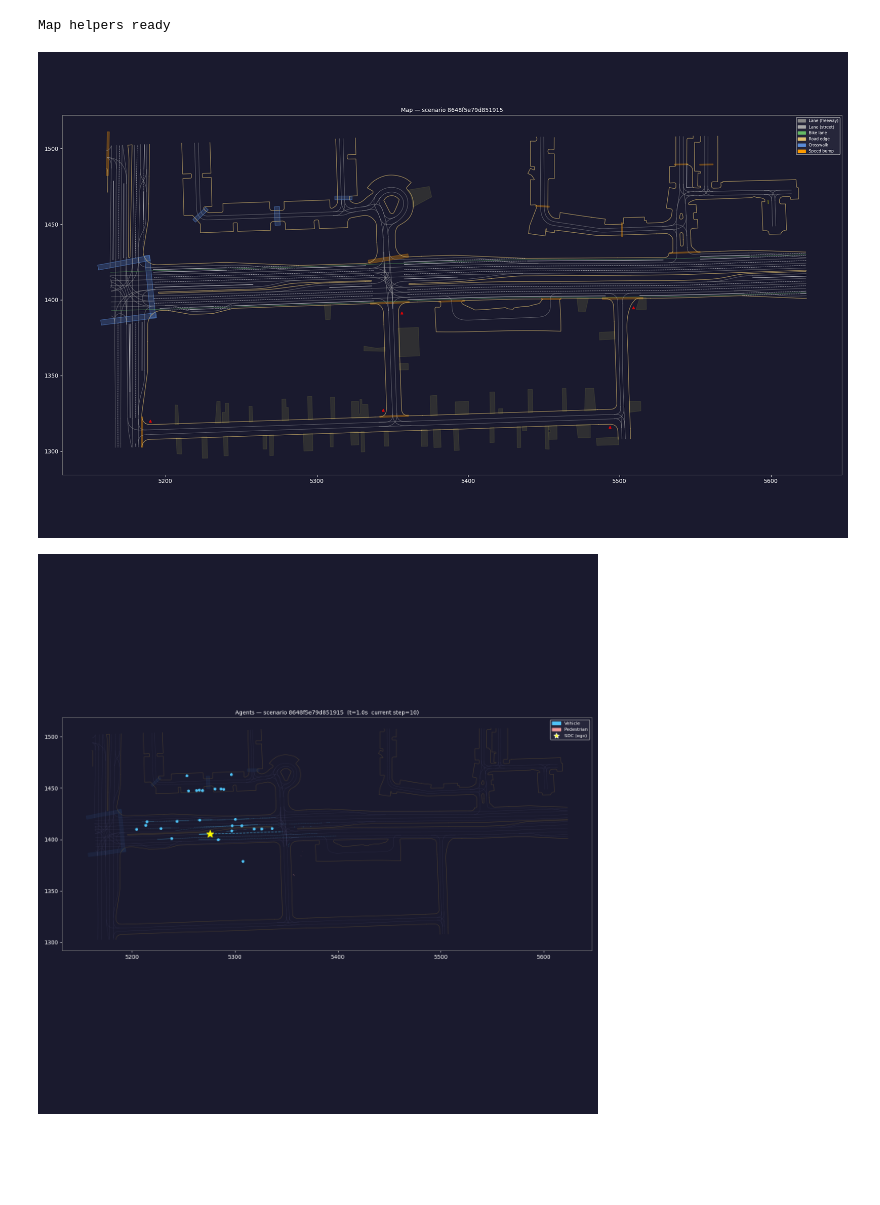
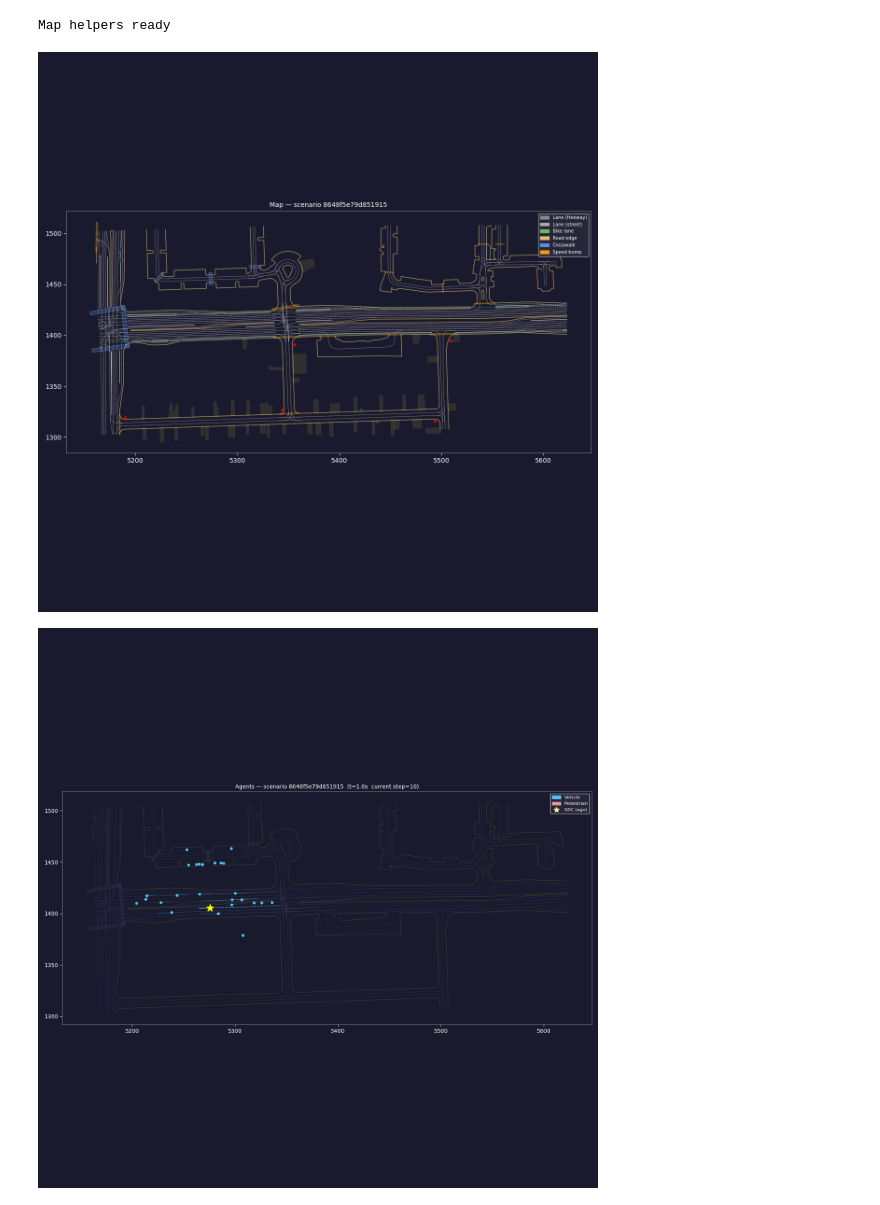
Before and after one commit to 0xMihir/adversarial-simulation, a Jupyter notebook: notebooks/waymo_viz.ipynb, the cells around one changed output. Drawn from its saved outputs; the diff is of its cells as text; code cells hidden in the pictures; blank space fills up the shorter version.

```diff
--- a/notebooks/waymo_viz.ipynb
+++ b/notebooks/waymo_viz.ipynb
@@ -241,7 +241,8 @@ SCENARIO_IDX = 5   # which scenario within that file
 Found 150 TFRecord files for split "validation"
 # %%
 """Load one scenario."""
-chosen_file = tfrecord_files[FILE_IDX]
+# chosen_file = tfrecord_files[FILE_IDX]
+chosen_file = '/depot/ziran/data/shared/waymo/scenario/validation/validation.tfrecord-00000-of-00150'
 print(f'Reading: {chosen_file}')
 
 scenario = None
@@ -310,7 +311,7 @@ print('Map helpers ready')
 Map helpers ready
 # %%
 """Visualize map features."""
-fig, ax = plt.subplots(figsize=(20, 12))
+fig, ax = plt.subplots(figsize=(12, 12))
 ax.set_facecolor('#1a1a2e')
 fig.patch.set_facecolor('#1a1a2e')
 ax.set_aspect('equal')
@@ -343,34 +344,34 @@ for feat in scenario.map_features:
         ax.plot(xs, ys, color='#5b8dd9', lw=0.6, alpha=0.6)
 
     elif kind == 'speed_bump':
         xs, ys = poly_xy(feat.speed_bump.polygon)
         xs.append(xs[0]); ys.append(ys[0])
         ax.fill(xs, ys, color='#ff9900', alpha=0.3)
 
     elif kind == 'stop_sign':
         p = feat.stop_sign.position
         ax.plot(p.x, p.y, 'r^', ms=4, alpha=0.8)
 
     elif kind == 'driveway':
         xs, ys = poly_xy(feat.driveway.polygon)
         xs.append(xs[0]); ys.append(ys[0])
         ax.fill(xs, ys, color='#888844', alpha=0.2)
 
 # Legend
 legend_items = [
     mpatches.Patch(color='#888888', label='Lane (freeway)'),
     mpatches.Patch(color='#aaaaaa', label='Lane (street)'),
     mpatches.Patch(color='#66bb66', label='Bike lane'),
     mpatches.Patch(color='#e0c070', label='Road edge'),
     mpatches.Patch(color='#5b8dd9', label='Crosswalk'),
     mpatches.Patch(color='#ff9900', label='Speed bump'),
 ]
 ax.legend(handles=legend_items, loc='upper right',
           facecolor='#2a2a3e', labelcolor='white', fontsize=7)
 plt.tight_layout()
 plt.show()
 # %% [output]
-[figure, old version]
+[figure, new version]
 # %%
 """Visualize agent trajectories overlaid on the map."""
 
```
Also changed, not shown: 21 other files.
